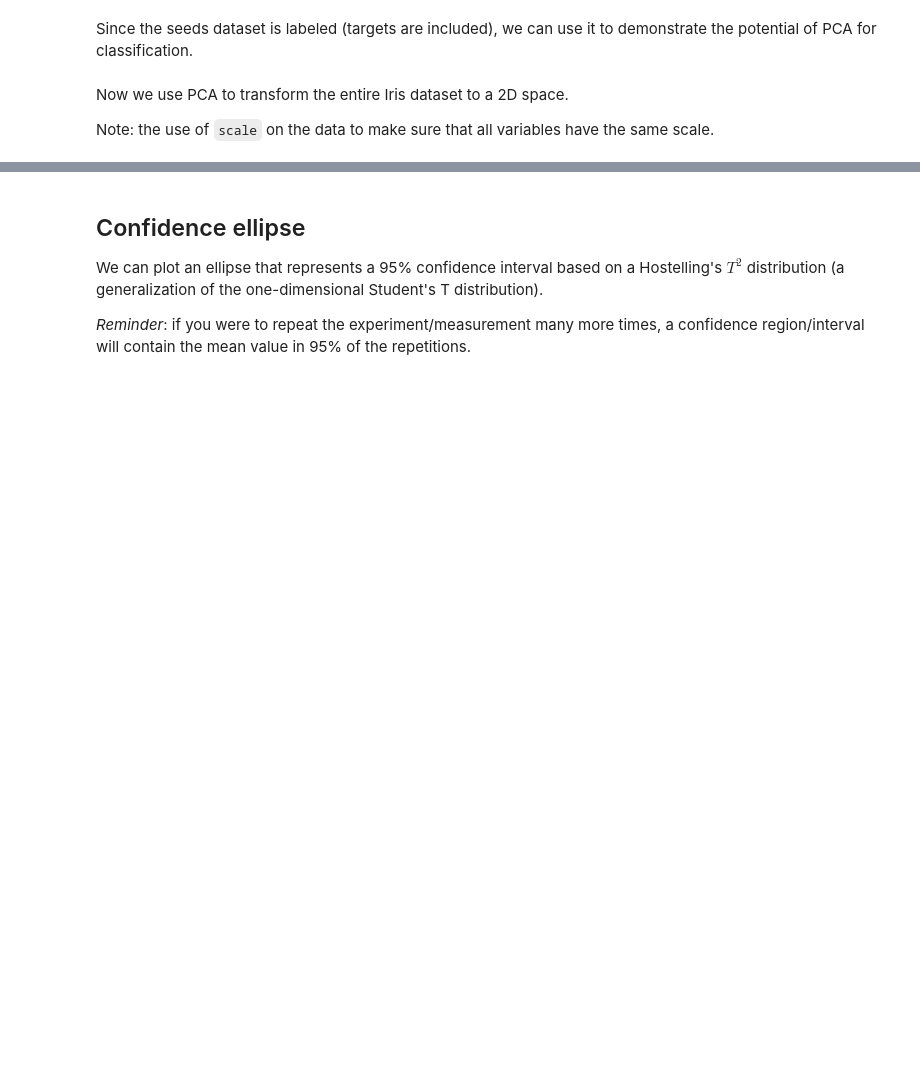
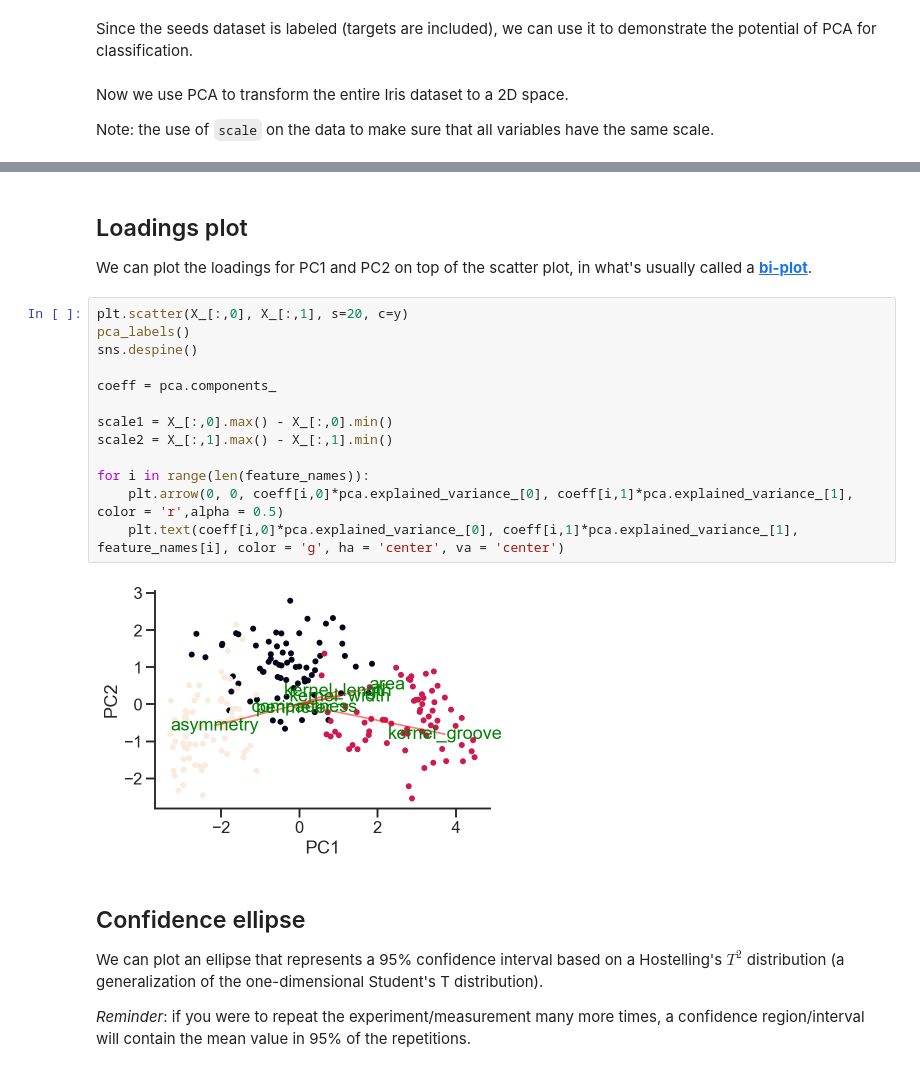
Before and after one commit to yoavram/DataSciPy, a Jupyter notebook: sessions/PCA.ipynb, the cells around one changed output, grey strips where cells are left out. Drawn from its saved outputs; the diff is of its cells as text; blank space fills up the shorter version.

Commit message:
added biplot

```diff
--- a/sessions/PCA.ipynb
+++ b/sessions/PCA.ipynb
@@ -215,3 +238,22 @@ sns.despine()
+# %% [markdown]
+## Loadings plot
+
+We can plot the loadings for PC1 and PC2 on top of the scatter plot, in what's usually called a [**bi-plot**](https://blog.bioturing.com/2018/06/18/how-to-read-pca-biplots-and-scree-plots/).
+# %%
+plt.scatter(X_[:,0], X_[:,1], s=20, c=y)
+pca_labels()
+sns.despine()
+
+coeff = pca.components_
+
+scale1 = X_[:,0].max() - X_[:,0].min()
+scale2 = X_[:,1].max() - X_[:,1].min()
+
+for i in range(len(feature_names)):
+    plt.arrow(0, 0, coeff[i,0]*pca.explained_variance_[0], coeff[i,1]*pca.explained_variance_[1], color = 'r',alpha = 0.5)
+    plt.text(coeff[i,0]*pca.explained_variance_[0], coeff[i,1]*pca.explained_variance_[1], feature_names[i], color = 'g', ha = 'center', va = 'center')
+# %% [output]
+[figure, added]
 # %% [markdown]
 ## Confidence ellipse
 
```
Also changed, not shown: parts of 7 cells of this notebook.
